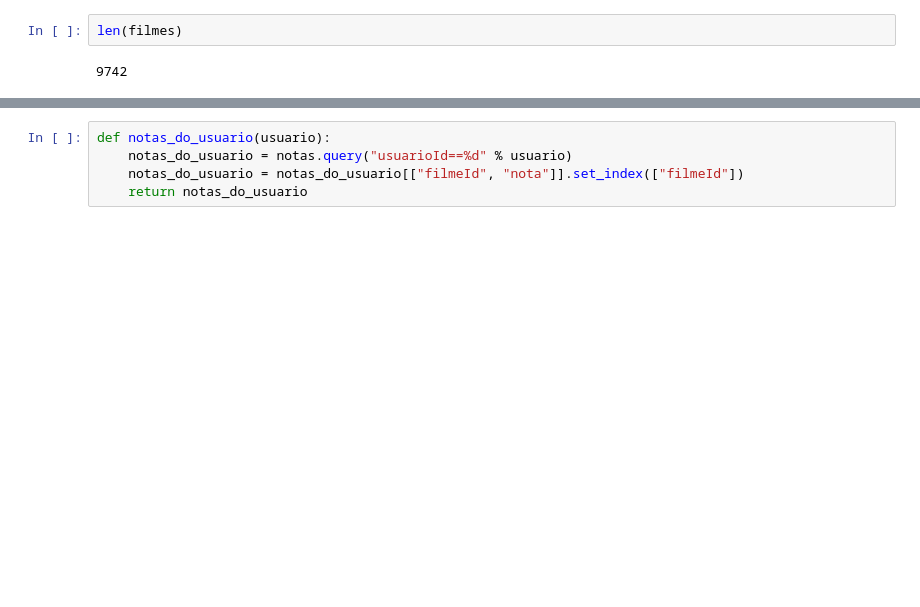
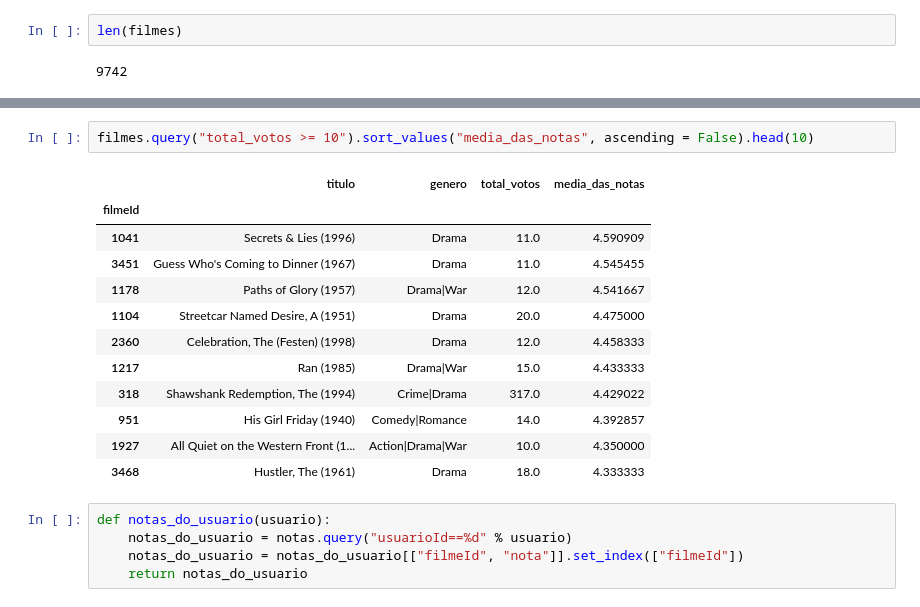
Before and after one commit to Natalia0412/algoritmo-recomendacao-filme, a Jupyter notebook: Teste2.ipynb, the cells around one changed output, grey strips where cells are left out. Cells and saved outputs as stored; diff of their text form; blank space fills up the shorter version.

```diff
--- a/Teste2.ipynb
+++ b/Teste2.ipynb
@@ -29,3 +50,18 @@ filmes_com_mais_de_cinquenta_votos = filmes.query("total_votos> 50")
+# %%
+filmes.query("total_votos >= 10").sort_values("media_das_notas", ascending = False).head(10)
+# %% [output]
+|  | titulo | genero | total_votos | media_das_notas |
+| filmeId |  |  |  |  |
+| 1041 | Secrets & Lies (1996) | Drama | 11.0 | 4.590909 |
+| 3451 | Guess Who's Coming to Dinner (1967) | Drama | 11.0 | 4.545455 |
+| 1178 | Paths of Glory (1957) | Drama|War | 12.0 | 4.541667 |
+| 1104 | Streetcar Named Desire, A (1951) | Drama | 20.0 | 4.475000 |
+| 2360 | Celebration, The (Festen) (1998) | Drama | 12.0 | 4.458333 |
+| 1217 | Ran (1985) | Drama|War | 15.0 | 4.433333 |
+| 318 | Shawshank Redemption, The (1994) | Crime|Drama | 317.0 | 4.429022 |
+| 951 | His Girl Friday (1940) | Comedy|Romance | 14.0 | 4.392857 |
+| 1927 | All Quiet on the Western Front (1... | Action|Drama|War | 10.0 | 4.350000 |
+| 3468 | Hustler, The (1961) | Drama | 18.0 | 4.333333 |
 # %%
 def notas_do_usuario(usuario):
     notas_do_usuario = notas.query("usuarioId==%d" % usuario)
```
Also changed, not shown: parts of 13 cells of this notebook.
